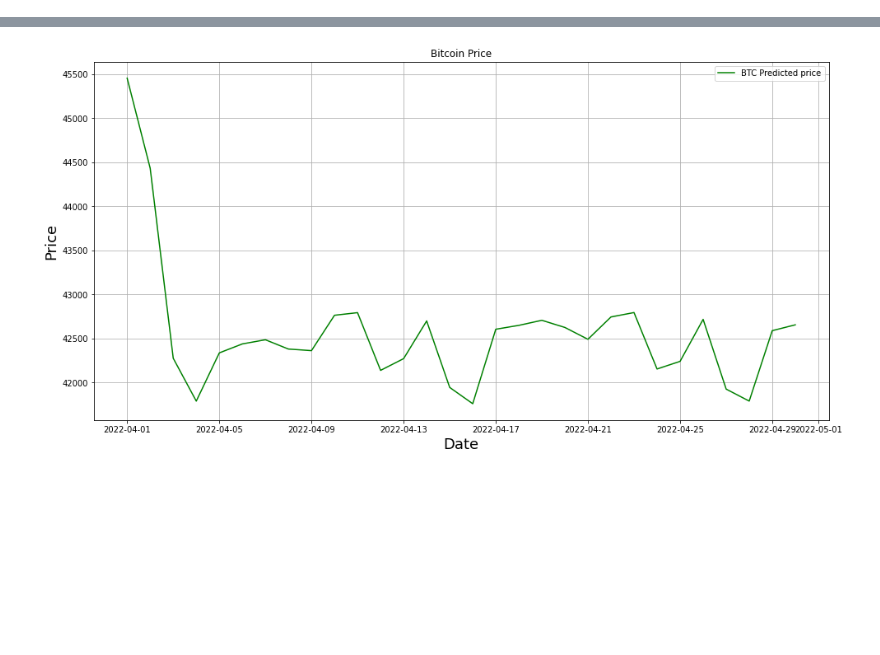
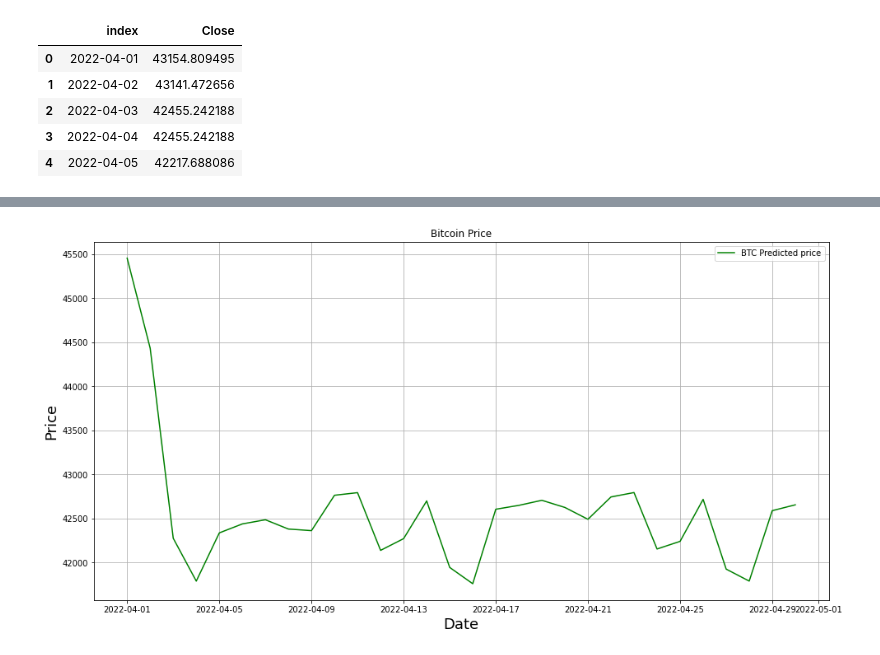
Before and after one commit to Marufibragimov11/Crypto_currency_forecast, a Jupyter notebook: Crypto Forecast.ipynb, the cells around one changed output, grey strips where cells are left out. Drawn from its saved outputs; the diff is of its cells as text; code cells hidden in the pictures; blank space fills up the shorter version.

```diff
--- a/Crypto Forecast.ipynb
+++ b/Crypto Forecast.ipynb
@@ -206,6 +212,16 @@ divide by zero encountered in power
 
 divide by zero encountered in power
 ... (101 outputs left out)
+# %%
+forecasting = forecast.reset_index()
+forecasting.head()
+# %% [output]
+|  | index | Close |
+| 0 | 2022-04-01 | 43154.809495 |
+| 1 | 2022-04-02 | 43141.472656 |
+| 2 | 2022-04-03 | 42455.242188 |
+| 3 | 2022-04-04 | 42455.242188 |
+| 4 | 2022-04-05 | 42217.688086 |
 # %%
 plt.figure(figsize = (16, 8))
 plt.grid(True)
```
Also changed, not shown: parts of 6 cells of this notebook.
